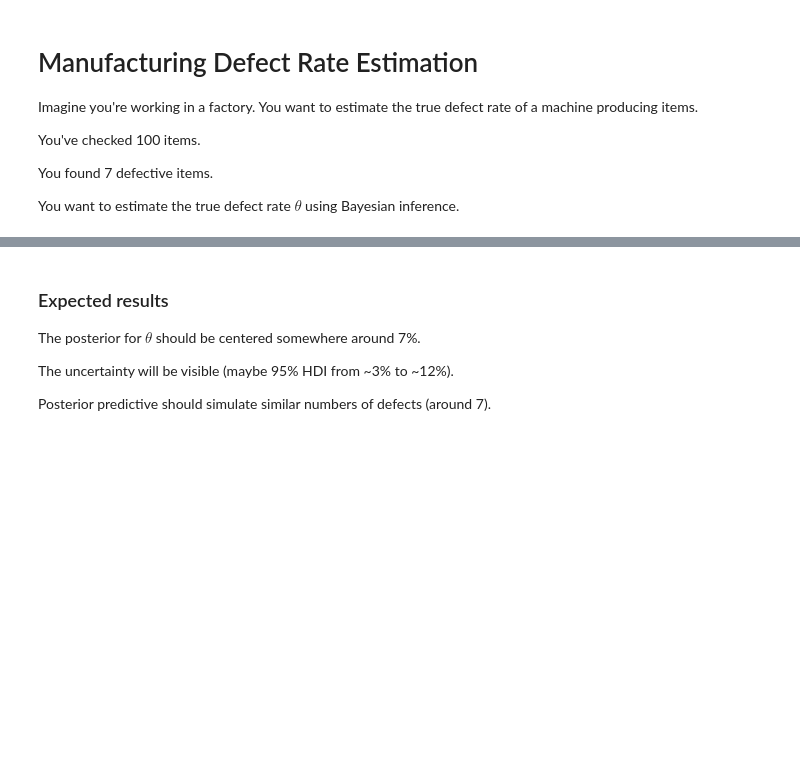
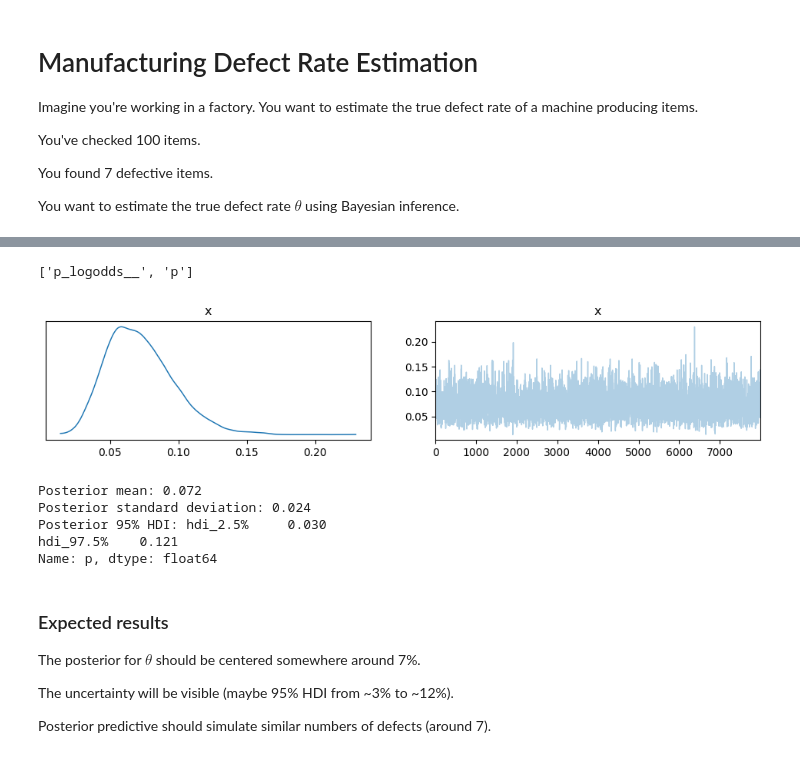
Before and after one commit to rogeranyor/BayesianInferenceUB25, a Jupyter notebook: notebooks/Session 10 - 05 Examples_wo_solutions.ipynb, the cells around one changed output, grey strips where cells are left out. Saved outputs shown, nothing was run; the diff lists cells and outputs as text; code cells hidden in the pictures; blank space fills up the shorter version.

```diff
--- a/notebooks/Session 10 - 05 Examples_wo_solutions.ipynb
+++ b/notebooks/Session 10 - 05 Examples_wo_solutions.ipynb
@@ -20,4 +34,10 @@ n_defective = 7
 
 # Building the Bayesian model
 with pm.Model() as model:
-# your code here
+    # prior
+    p = pm.Beta("p", alpha=1, beta=10)
+    # likelihood
+    # n = number of trials
+    # n_defective = number of successes we already observed
+    # p = probability of success we try to estimate
+    n = pm.Binomial("n", n=n_checked, p=p, observed=n_defective)
@@ -42,3 +60,4 @@ Sampling 4 chains for 1_000 tune and 2_000 draw iterations (4_000 + 8_000 draws
 # %%
 with model:
     # Inference: sample from the posterior
+    trace = pm.sample(2000, tune=1000, target_accept=0.95, random_seed=42)
@@ -45,11 +71,30 @@ with model:
+# %%
+trace.varnames
+# %% [output]
+['p_logodds__', 'p']
 # %%
 # Model validation and results
 # Trace plot
-
-
-# Summary statistics
-
-# Effective Sample Size and R-hat (convergence diagnostics)
+az.plot_trace(trace.p)
+plt.show()
+# %% [output]
+[figure, added]
+# %%
+# Summary statistics
+az.summary(trace, hdi_prob=0.95)
+# Effective Sample Size and R-hat (convergence diagnostics)
+posterior_mean = az.summary(trace, hdi_prob=0.95).loc['p', 'mean']
+posterior_std = az.summary(trace, hdi_prob=0.95).loc['p', 'sd']
+posterior_hdi = az.summary(trace, hdi_prob=0.95).loc['p', 'hdi_2.5%':'hdi_97.5%']
+print(f"Posterior mean: {posterior_mean}")
+print(f"Posterior standard deviation: {posterior_std}")
+print(f"Posterior 95% HDI: {posterior_hdi}")
+# %% [output]
+Posterior mean: 0.072
+Posterior standard deviation: 0.024
+Posterior 95% HDI: hdi_2.5%     0.030
+hdi_97.5%    0.121
+Name: p, dtype: float64
 # %% [markdown]
 ### Expected results
 
```
Also changed, not shown: parts of 13 cells of this notebook, 4 other files.
